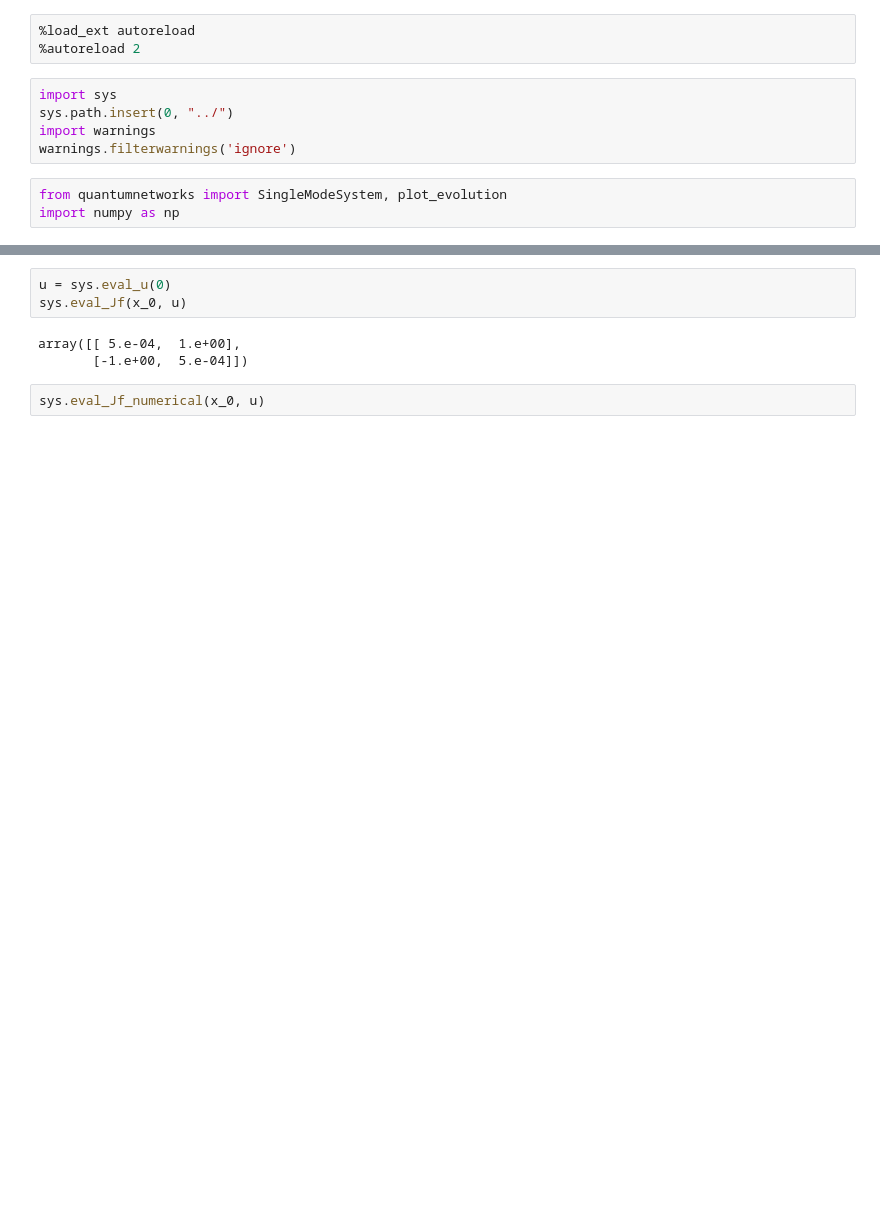
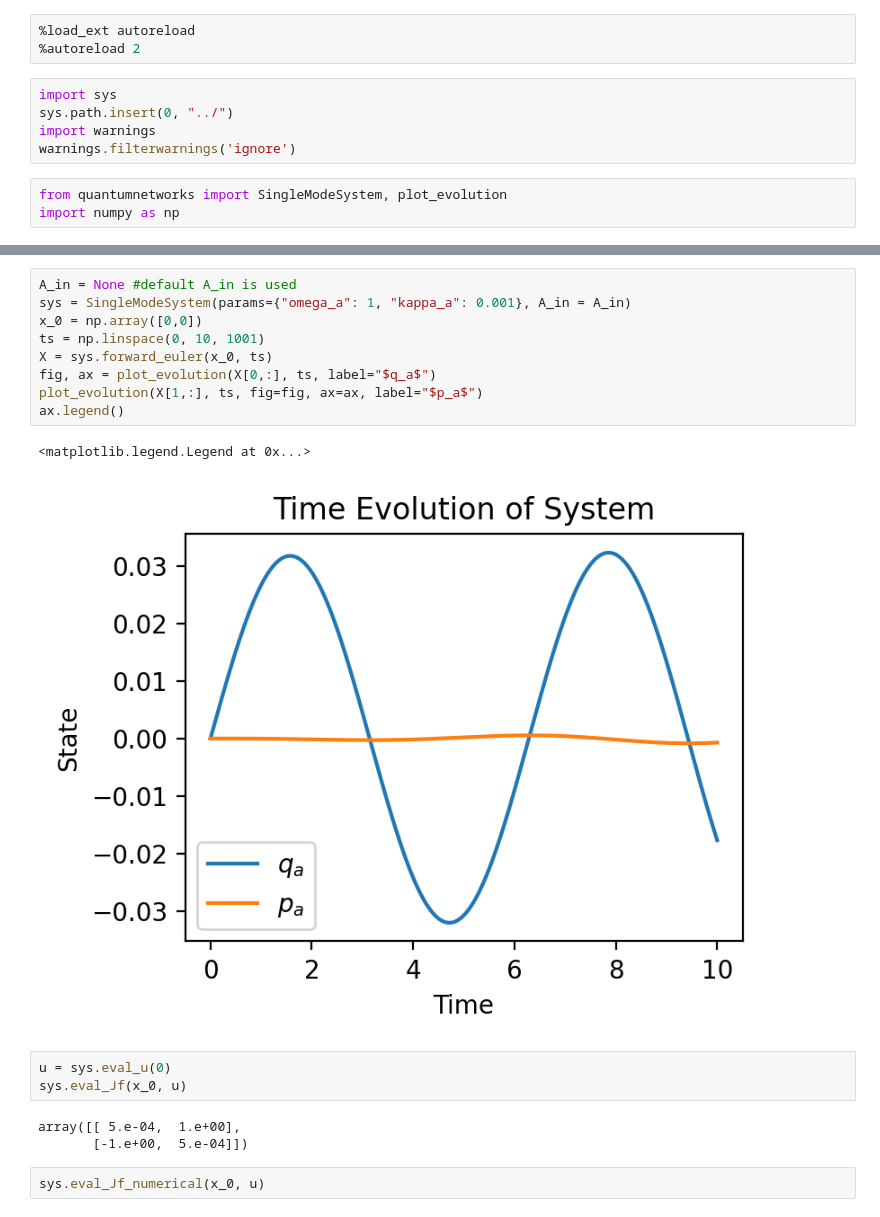
Before and after one commit to Phionx/quantumnetworks, a Jupyter notebook: tutorials/SingleModeSystem.ipynb, the cells around one changed output, grey strips where cells are left out. Drawn from its saved outputs; the diff is of its cells as text; blank space fills up the shorter version.

```diff
--- a/tutorials/SingleModeSystem.ipynb
+++ b/tutorials/SingleModeSystem.ipynb
@@ -23,3 +24,15 @@ ax.legend()
+# %%
+A_in = None #default A_in is used
+sys = SingleModeSystem(params={"omega_a": 1, "kappa_a": 0.001}, A_in = A_in)
+x_0 = np.array([0,0])
+ts = np.linspace(0, 10, 1001)
+X = sys.forward_euler(x_0, ts)
+fig, ax = plot_evolution(X[0,:], ts, label="$q_a$")
+plot_evolution(X[1,:], ts, fig=fig, ax=ax, label="$p_a$")
+ax.legend()
+# %% [output]
+<matplotlib.legend.Legend at 0x...>
+[figure, added]
 # %%
 u = sys.eval_u(0)
 sys.eval_Jf(x_0, u)
```
Also changed, not shown: parts of 1 cell of this notebook, 3 other files.
